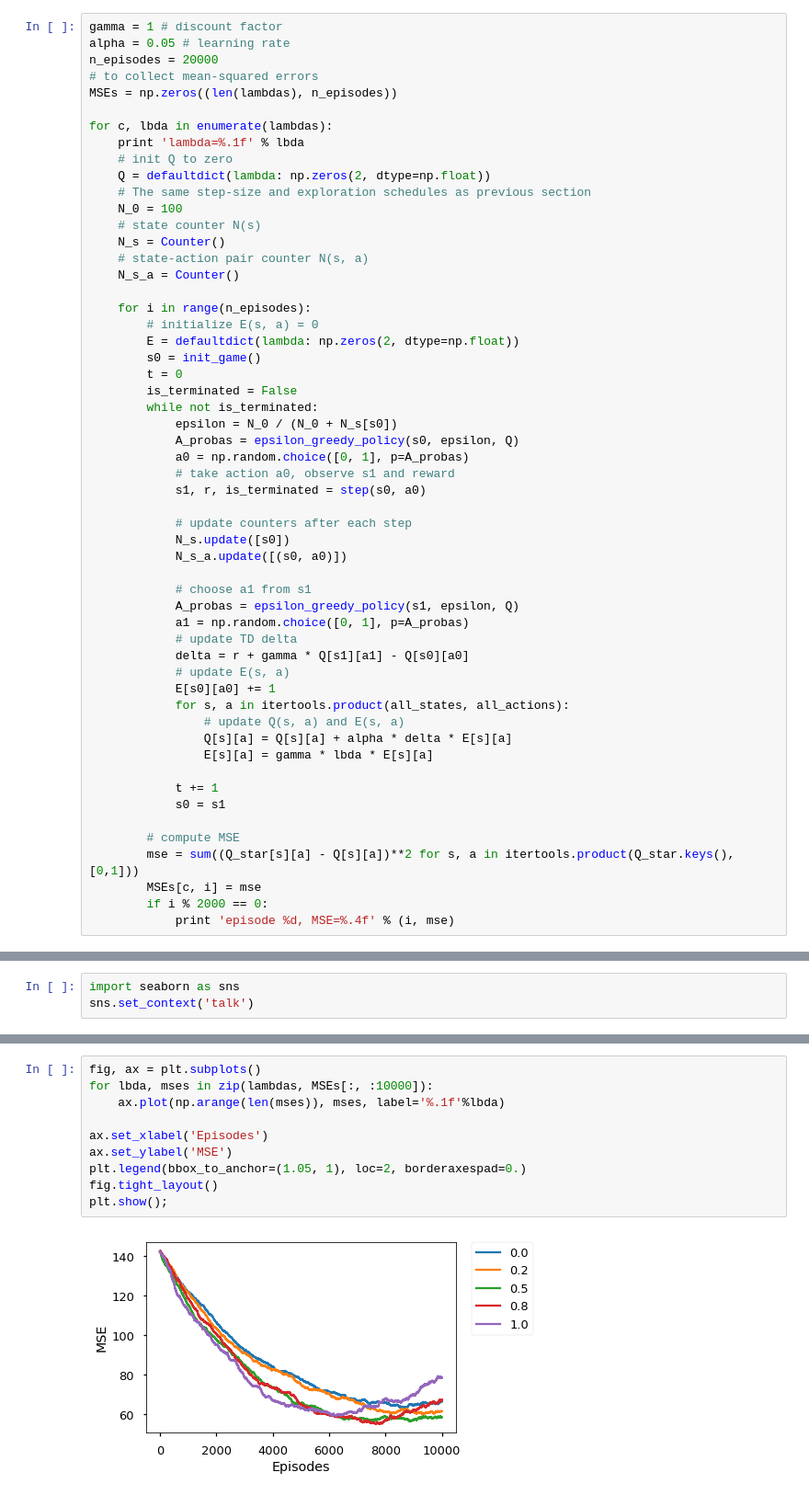
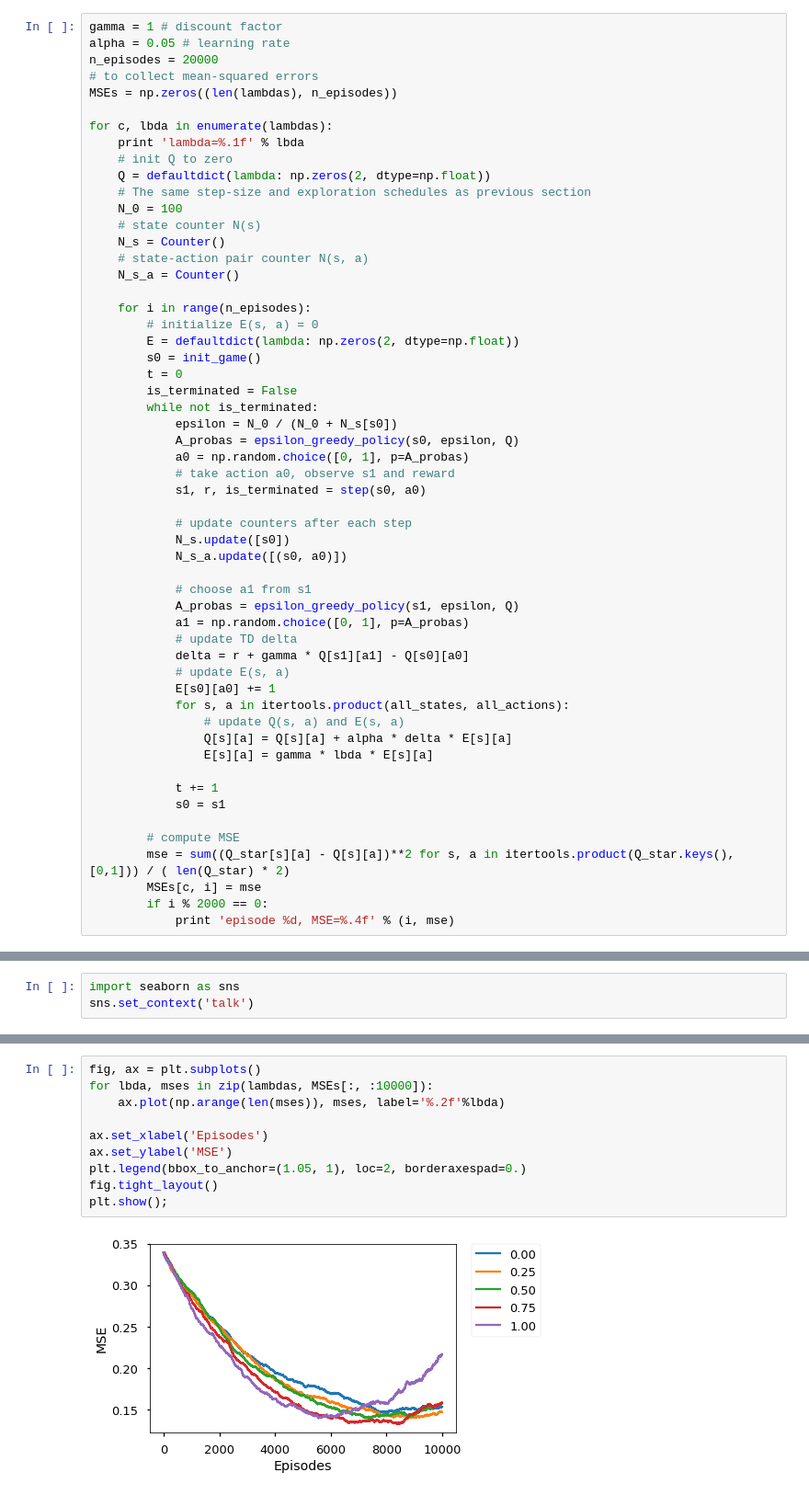
Before and after one commit to wangz10/Reinformcement-Learning, a Jupyter notebook: Easy21.ipynb, the cells around one changed output, grey strips where cells are left out. Shown at 92% size. Drawn from its saved outputs; the diff is of its cells as text.

```diff
--- a/Easy21.ipynb
+++ b/Easy21.ipynb
@@ -333,7 +333,7 @@ for c, lbda in enumerate(lambdas):
             s0 = s1
 
         # compute MSE
-        mse = sum((Q_star[s][a] - Q[s][a])**2 for s, a in itertools.product(Q_star.keys(), [0,1]))
+        mse = sum((Q_star[s][a] - Q[s][a])**2 for s, a in itertools.product(Q_star.keys(), [0,1])) / ( len(Q_star) * 2)
         MSEs[c, i] = mse
         if i % 2000 == 0:
             print 'episode %d, MSE=%.4f' % (i, mse)
@@ -374,12 +374,12 @@ plt.show();
 # %%
 fig, ax = plt.subplots()
 for lbda, mses in zip(lambdas, MSEs[:, :10000]):
-    ax.plot(np.arange(len(mses)), mses, label='%.1f'%lbda)
+    ax.plot(np.arange(len(mses)), mses, label='%.2f'%lbda)
 
 ax.set_xlabel('Episodes')
 ax.set_ylabel('MSE')
 plt.legend(bbox_to_anchor=(1.05, 1), loc=2, borderaxespad=0.)
 fig.tight_layout()
 plt.show();
 # %% [output]
-[figure, old version]
+[figure, new version]
```
Also changed, not shown: parts of 2 cells of this notebook.
